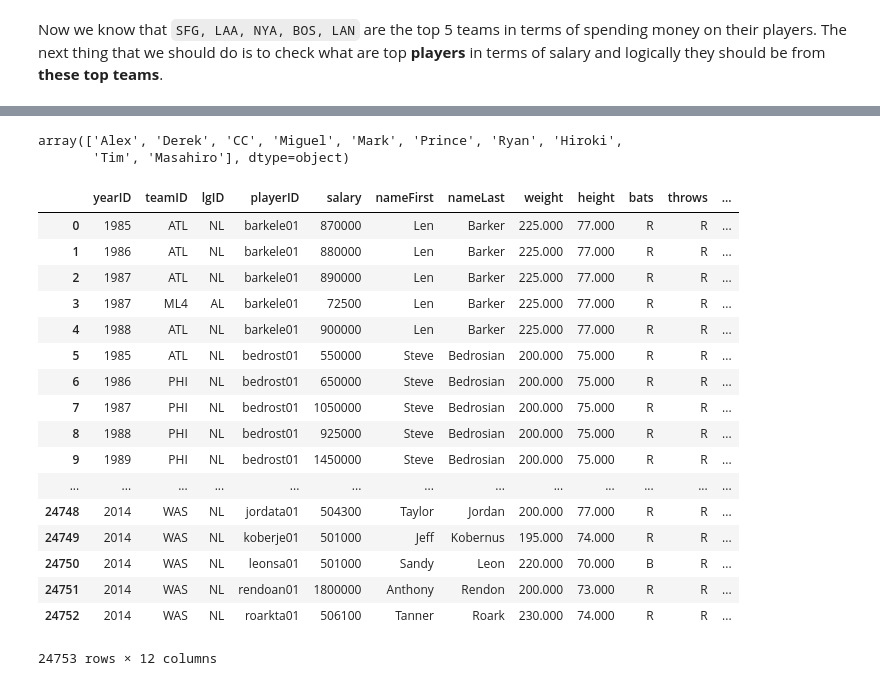
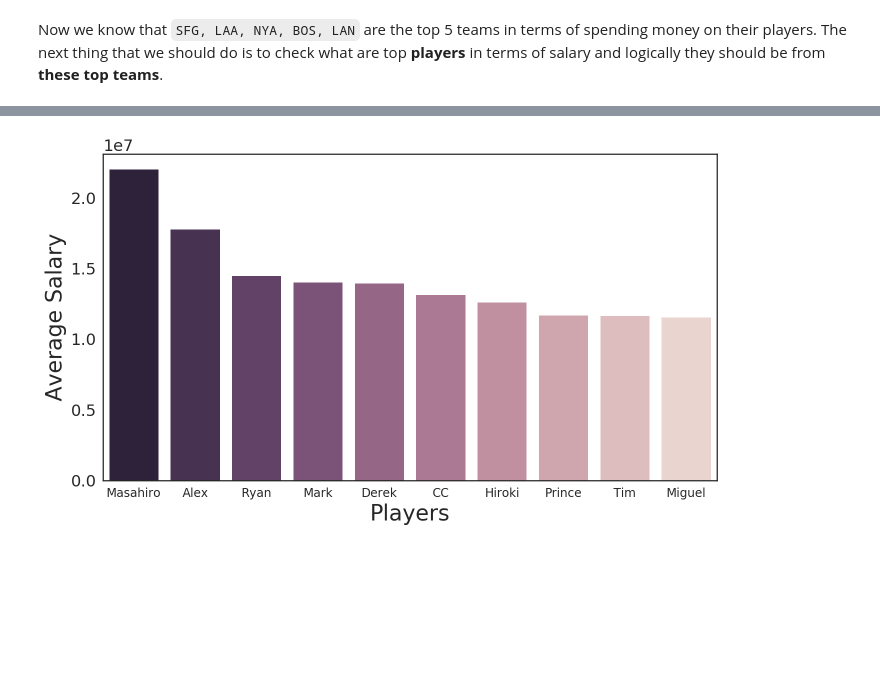
Before and after one commit to MayukhSobo/BaseBall, a Jupyter notebook: src/Baseball.ipynb, the cells around one changed output, grey strips where cells are left out. Saved outputs shown, nothing was run; the diff lists cells and outputs as text; code cells hidden in the pictures; blank space fills up the shorter version.

```diff
--- a/src/Baseball.ipynb
+++ b/src/Baseball.ipynb
@@ -94,26 +64,11 @@ Name: fullName, dtype: object
-# %%
-plot_data['nameFirst'].unique()
-# %% [output]
-array(['Alex', 'Derek', 'CC', 'Miguel', 'Mark', 'Prince', 'Ryan', 'Hiroki',
-       'Tim', 'Masahiro'], dtype=object)
-# %%
-data_1
-# %% [output]
-|  | yearID | teamID | lgID | playerID | salary | nameFirst | nameLast | weight | height | bats | throws | ... |
-| 0 | 1985 | ATL | NL | barkele01 | 870000 | Len | Barker | 225.000 | 77.000 | R | R | ... |
-| 1 | 1986 | ATL | NL | barkele01 | 880000 | Len | Barker | 225.000 | 77.000 | R | R | ... |
-| 2 | 1987 | ATL | NL | barkele01 | 890000 | Len | Barker | 225.000 | 77.000 | R | R | ... |
-| 3 | 1987 | ML4 | AL | barkele01 | 72500 | Len | Barker | 225.000 | 77.000 | R | R | ... |
-| 4 | 1988 | ATL | NL | barkele01 | 900000 | Len | Barker | 225.000 | 77.000 | R | R | ... |
-| 5 | 1985 | ATL | NL | bedrost01 | 550000 | Steve | Bedrosian | 200.000 | 75.000 | R | R | ... |
-| 6 | 1986 | PHI | NL | bedrost01 | 650000 | Steve | Bedrosian | 200.000 | 75.000 | R | R | ... |
-| 7 | 1987 | PHI | NL | bedrost01 | 1050000 | Steve | Bedrosian | 200.000 | 75.000 | R | R | ... |
-| 8 | 1988 | PHI | NL | bedrost01 | 925000 | Steve | Bedrosian | 200.000 | 75.000 | R | R | ... |
-| 9 | 1989 | PHI | NL | bedrost01 | 1450000 | Steve | Bedrosian | 200.000 | 75.000 | R | R | ... |
-| ... | ... | ... | ... | ... | ... | ... | ... | ... | ... | ... | ... | ... |
-| 24748 | 2014 | WAS | NL | jordata01 | 504300 | Taylor | Jordan | 200.000 | 77.000 | R | R | ... |
-| 24749 | 2014 | WAS | NL | koberje01 | 501000 | Jeff | Kobernus | 195.000 | 74.000 | R | R | ... |
-| 24750 | 2014 | WAS | NL | leonsa01 | 501000 | Sandy | Leon | 220.000 | 70.000 | B | R | ... |
-| 24751 | 2014 | WAS | NL | rendoan01 | 1800000 | Anthony | Rendon | 200.000 | 73.000 | R | R | ... |
-| 24752 | 2014 | WAS | NL | roarkta01 | 506100 | Tanner | Roark | 230.000 | 74.000 | R | R | ... |
-24753 rows × 12 columns
+# %%
+plot_data = plot_data[plot_data.fullName.isin(ten_most_expensive_players)] # getting only the top 10 players
+plot_data = plot_data.reset_index().drop('index', axis=1)  # fixing the structure for seaborn plot
+# Plotting the top 10 players #
+ax = sns.barplot(x="fullName", y="salary", data=plot_data, palette=sns.cubehelix_palette(10, reverse=True))
+ax.set(xticklabels=[*map(lambda e: e.split('_')[0], plot_data.fullName)])  # printing only the firstName
+ax.set(xlabel='Players', ylabel='Average Salary')
+plt.show()
+##############################
+# %% [output]
+[figure, added]
```
Also changed, not shown: parts of 6 cells of this notebook, 4 other files.
